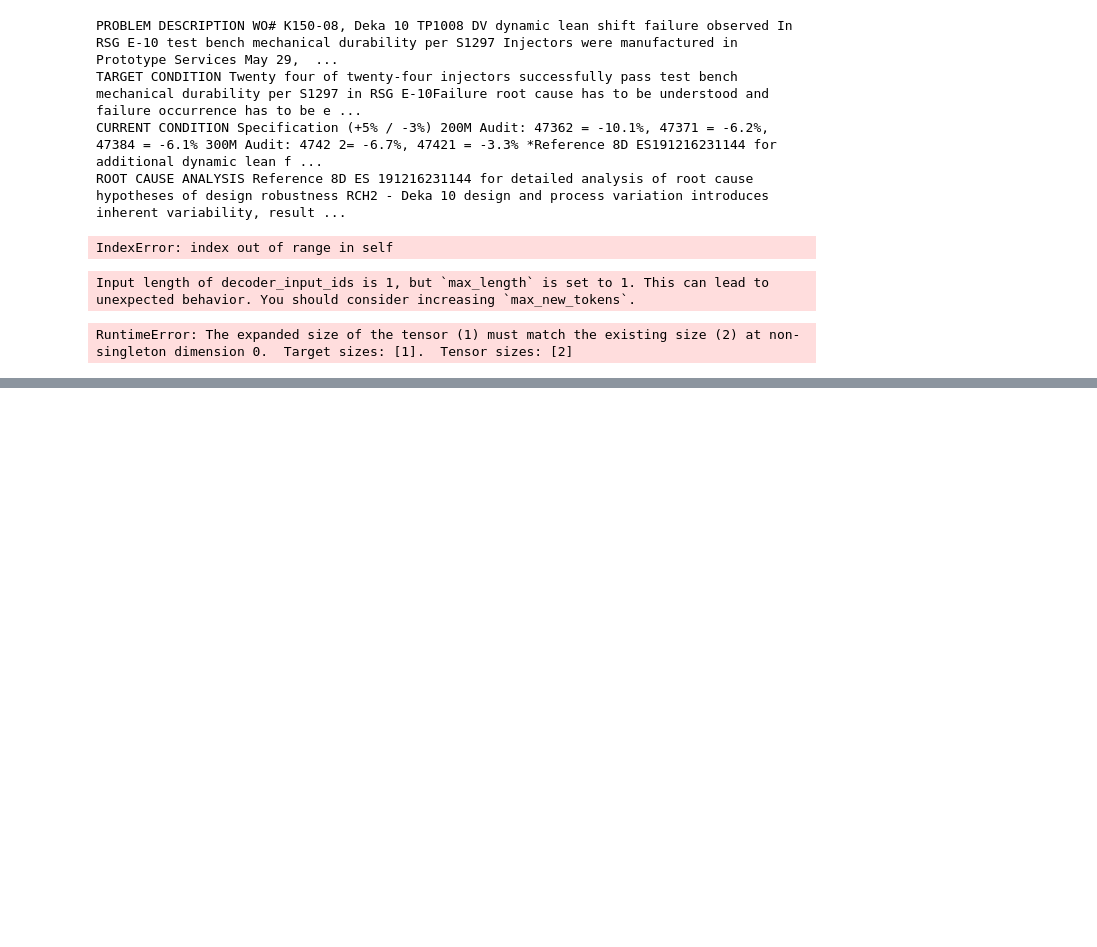
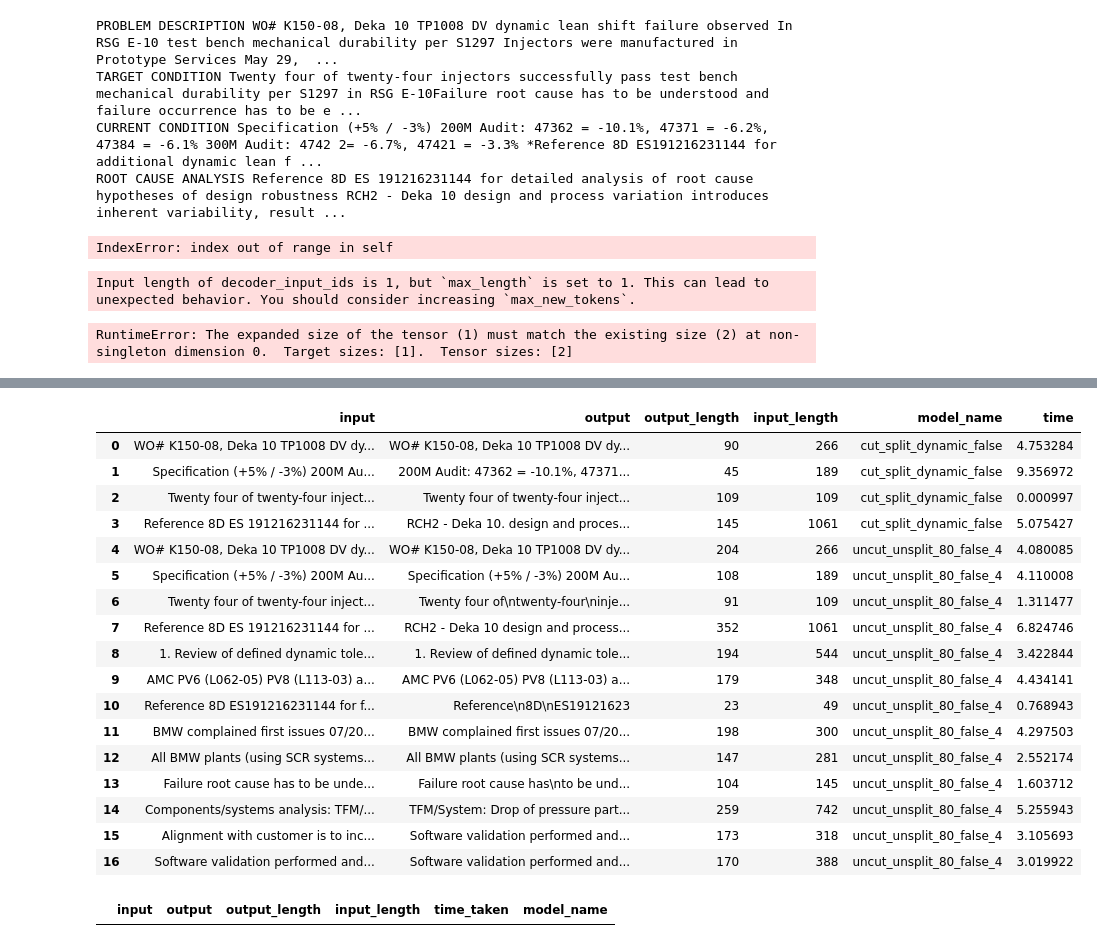
Before and after one commit to Pentaflouride/8D-A3-search, a Jupyter notebook: NLP summary.ipynb, the cells around one changed output, grey strips where cells are left out. Cells and saved outputs as stored; diff of their text form; code cells hidden in the pictures; blank space fills up the shorter version.

Commit message:
sample table output

```diff
--- a/NLP summary.ipynb
+++ b/NLP summary.ipynb
@@ -31,7 +32,7 @@ def get_filenames(files):
     file_names = list(itertools.chain.from_iterable(file_names))
     return file_names
 
-def make_summary_f(text): #max_length, min_length:
+def make_summary_f(text, max_length, min_length):
     """ use the facebook model to get a summary"""
     sum_list = summarizer(text, min_length=min_length, max_length = max_length, do_sample=False)
     string = next(iter(sum_list[0].items()))[1]
@@ -164,7 +165,7 @@ def similar(len1, len2):
 
 def cut(a, l, u, grp):
     if len(a)<150:
-        return str(grp + ": " + a)
+        return str(a)
     # check if the model gives a suitable summary
 
     # shorten the text to the first punctuation and see if it meets the criteria
@@ -210,12 +211,12 @@ def cut(a, l, u, grp):
     i = len(summaries)-1
     while i>0:
         if not similar(lengths[i],lengths[8]) and check_str(summaries[i],l,u):
-            return str(grp + ": " + summaries[i])
+            return str(summaries[i])
         elif not similar(lengths[i],lengths[8]) or check_str(summaries[i],l,u):
-            return str(grp + ": " + summaries[i])
+            return str(summaries[i])
         i-=1
 
-    return str(grp + ": " + summaries[8])
+    return str(summaries[8])
 
 def loc_full(text):
     """
@@ -328,7 +329,10 @@ TARGET CONDITION Twenty four of twenty-four injectors successfully pass test ben
 CURRENT CONDITION Specification (+5% / -3%) 200M Audit: 47362 = -10.1%, 47371 = -6.2%, 47384 = -6.1% 300M Audit: 4742 2= -6.7%, 47421 = -3.3% *Reference 8D ES191216231144 for additional dynamic lean f ...
 ROOT CAUSE ANALYSIS Reference 8D ES 191216231144 for detailed analysis of root cause hypotheses of design robustness RCH2 - Deka 10 design and process variation introduces inherent variability, result ...
 IndexError: index out of range in self
+# %%
+df = pd.DataFrame(columns = ["input", "output", "output_length", "input_length", "model_name", "time"])
 # %%
+
 path = ["Json files/*.json"]
 json_files = get_filenames(path)
 i=0
@@ -341,31 +345,38 @@ with open('jsons2.txt', 'a') as g:
                 l = 40
                 u = 150
                 if val[0] == "PROBLEM DESCRIPTION" or val[0] == "TARGET CONDITION" or val[0] == "CURRENT CONDITION" or val[0] == "ROOT CAUSE ANALYSIS" or val[0] == "COUNTERMEASURES" or val[0] == "EFFECT CONFIRMATION" or val[0] == "FOLLOW UP ACTION":
-                    #max_len = int(0.8*len(val[1].split(" ")))
-                    #min_len = int(0.3*len(val[1].split(" ")))
-                    g.write("\ninputs\n")
-                    g.write("\n"+val[1]+"\n")
+                    start = time.time()
+                    max_len = int(0.8*len(val[1].split(" ")))
+                    min_len = int(0.3*len(val[1].split(" ")))
+                    #g.write("\ninputs\n")
+                    #g.write("\n"+val[1]+"\n")
                     #g.write(val[0])
                     #print(val[0],val[1])
                     #g.write("\n")
                     #split_string = split_paragraph(val[1])
                     a = new_model(val[1])
-                    g.write("\noutputs\n")
-                    g.write(a)
-                    g.write("\n")
+                    #g.write("\noutputs\n")
+                    #g.write(a)
+                    #g.write("\n")
+                    arr = []
+                    #for j in split_string:
+                        #b = model(j,False,max_len, min_len)
 
-                    #for j in split_string:
-                        #b = model(j,True,max_len, min_len)
                         #b = new_model(j)
                         #g.write("\noutputs\n")
                         #g.write(b)
                         #a = str(val[0] + ": " + b)
-                        #if len(b)<5:
-                        #    g.write(val[1])
+                    if len(b)<5:
+                        #arr.append(val[1])
+                        g.write(val[1])
                         #else:
                             #g.write(a)
+                            #c = cut(b,l,u,val[0])
+                            #arr.append(c)
                             #g.write(cut(b,l,u,val[0]))
                         #g.write("\n")
+                    end =  time.time()
+                    df.loc[len(df)] = [val[1], a, len(a), len(val[1]), "uncut_unsplit_80_false_4", end-start]
 
         i+=1
 # %% [output]
@@ -380,0 +385,26 @@ give
+# %%
+df
+# %% [output]
+|  | input | output | output_length | input_length | model_name | time |
+| 0 | WO# K150-08, Deka 10 TP1008 DV dy... | WO# K150-08, Deka 10 TP1008 DV dy... | 90 | 266 | cut_split_dynamic_false | 4.753284 |
+| 1 | Specification (+5% / -3%) 200M Au... | 200M Audit: 47362 = -10.1%, 47371... | 45 | 189 | cut_split_dynamic_false | 9.356972 |
+| 2 | Twenty four of twenty-four inject... | Twenty four of twenty-four inject... | 109 | 109 | cut_split_dynamic_false | 0.000997 |
+| 3 | Reference 8D ES 191216231144 for ... | RCH2 - Deka 10. design and proces... | 145 | 1061 | cut_split_dynamic_false | 5.075427 |
+| 4 | WO# K150-08, Deka 10 TP1008 DV dy... | WO# K150-08, Deka 10 TP1008 DV dy... | 204 | 266 | uncut_unsplit_80_false_4 | 4.080085 |
+| 5 | Specification (+5% / -3%) 200M Au... | Specification (+5% / -3%) 200M Au... | 108 | 189 | uncut_unsplit_80_false_4 | 4.110008 |
+| 6 | Twenty four of twenty-four inject... | Twenty four of\ntwenty-four\ninje... | 91 | 109 | uncut_unsplit_80_false_4 | 1.311477 |
+| 7 | Reference 8D ES 191216231144 for ... | RCH2 - Deka 10 design and process... | 352 | 1061 | uncut_unsplit_80_false_4 | 6.824746 |
+| 8 | 1. Review of defined dynamic tole... | 1. Review of defined dynamic tole... | 194 | 544 | uncut_unsplit_80_false_4 | 3.422844 |
+| 9 | AMC PV6 (L062-05) PV8 (L113-03) a... | AMC PV6 (L062-05) PV8 (L113-03) a... | 179 | 348 | uncut_unsplit_80_false_4 | 4.434141 |
+| 10 | Reference 8D ES191216231144 for f... | Reference\n8D\nES19121623 | 23 | 49 | uncut_unsplit_80_false_4 | 0.768943 |
+| 11 | BMW complained first issues 07/20... | BMW complained first issues 07/20... | 198 | 300 | uncut_unsplit_80_false_4 | 4.297503 |
+| 12 | All BMW plants (using SCR systems... | All BMW plants (using SCR systems... | 147 | 281 | uncut_unsplit_80_false_4 | 2.552174 |
+| 13 | Failure root cause has to be unde... | Failure root cause has\nto be und... | 104 | 145 | uncut_unsplit_80_false_4 | 1.603712 |
+| 14 | Components/systems analysis: TFM/... | TFM/System: Drop of pressure part... | 259 | 742 | uncut_unsplit_80_false_4 | 5.255943 |
+| 15 | Alignment with customer is to inc... | Software validation performed and... | 173 | 318 | uncut_unsplit_80_false_4 | 3.105693 |
+| 16 | Software validation performed and... | Software validation performed and... | 170 | 388 | uncut_unsplit_80_false_4 | 3.019922 |
+# %%
+df = pd.DataFrame(columns = ["input", "output", "output_length", "input_length", "model_name"])
+df
+# %% [output]
+|  | input | output | output_length | input_length | time_taken | model_name |
```
Also changed, not shown: parts of 3 cells of this notebook, 1 other file.
